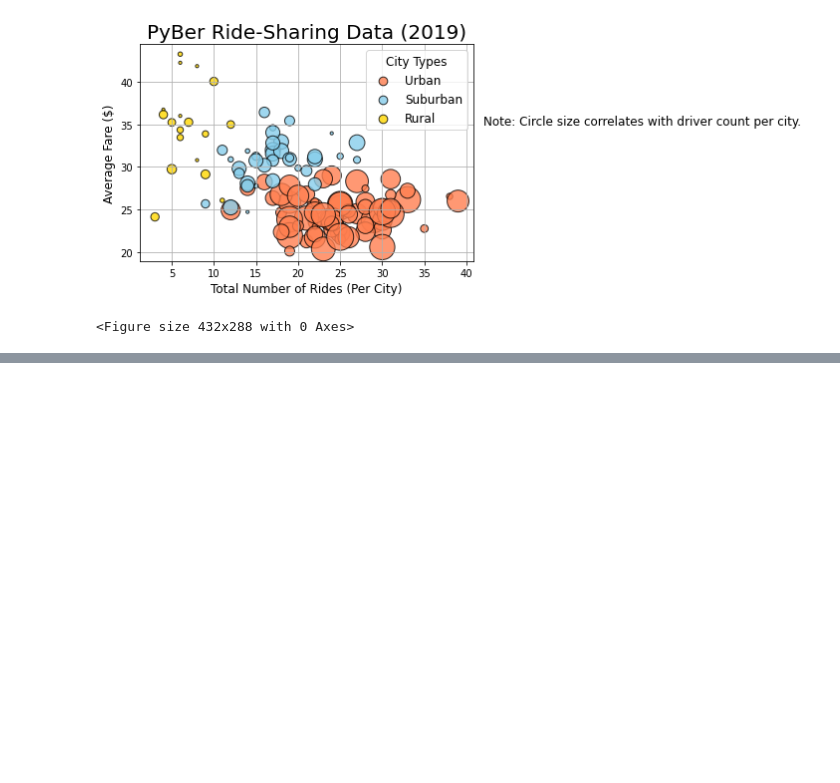
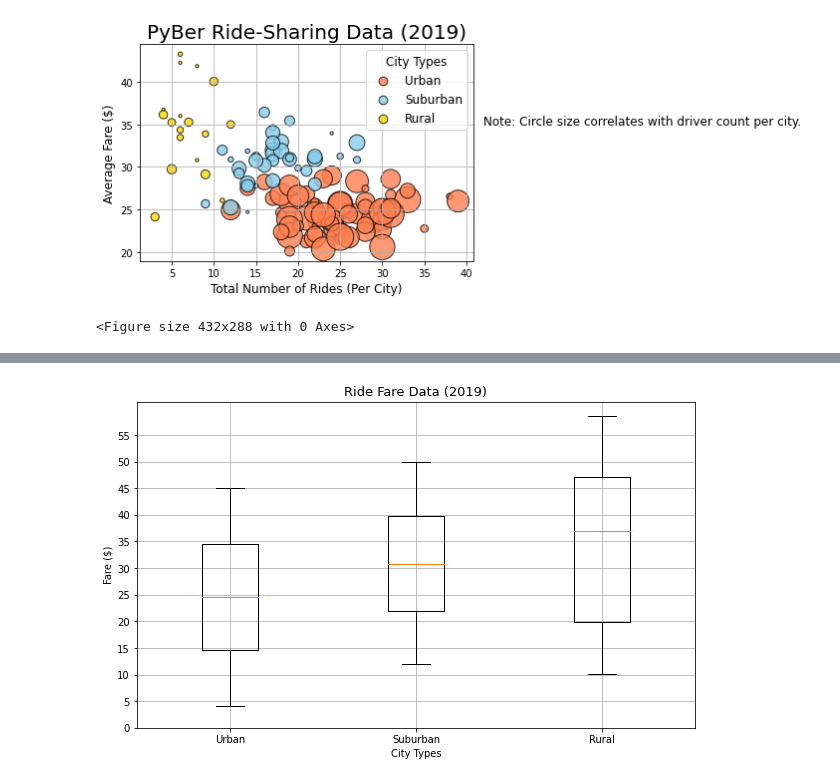
Before and after one commit to khanhh98/PyBer_Analysis, a Jupyter notebook: PyBer.ipynb, the cells around one changed output, grey strips where cells are left out. Drawn from its saved outputs; the diff is of its cells as text; code cells hidden in the pictures; blank space fills up the shorter version.

```diff
--- a/PyBer.ipynb
+++ b/PyBer.ipynb
@@ -120,0 +219,4 @@ plt.savefig("analysis/Fig1.png")
+# %%
+# Get the fares for urban cities
+urban_fares = urban_cities_df["fare"]
+urban_fares.head()
@@ -120,0 +328,19 @@ plt.savefig("analysis/Fig1.png")
+# %%
+# Get the fares for suburban/rural cities
+suburban_fares = suburban_cities_df["fare"]
+rural_fares = rural_cities_df["fare"]
+# %%
+# Plot Box and whisker plots for ride fare per city
+x_labels = ["Urban","Suburban","Rural"]
+fig, ax = plt.subplots(figsize=(10,6))
+fare_data = [urban_fares,suburban_fares,rural_fares]
+ax.boxplot(fare_data,labels = x_labels)
+ax.set_title("Ride Fare Data (2019)",fontsize = 13)
+ax.set_ylabel("Fare ($)")
+ax.set_xlabel("City Types")
+ax.set_yticks(np.arange(0,60,step = 5.0))
+ax.grid()
+plt.show()
+plt.savefig("analysis/Fig3.png")
+# %% [output]
+[figure, added]
```
Also changed, not shown: parts of 21 cells of this notebook, 2 other files.
